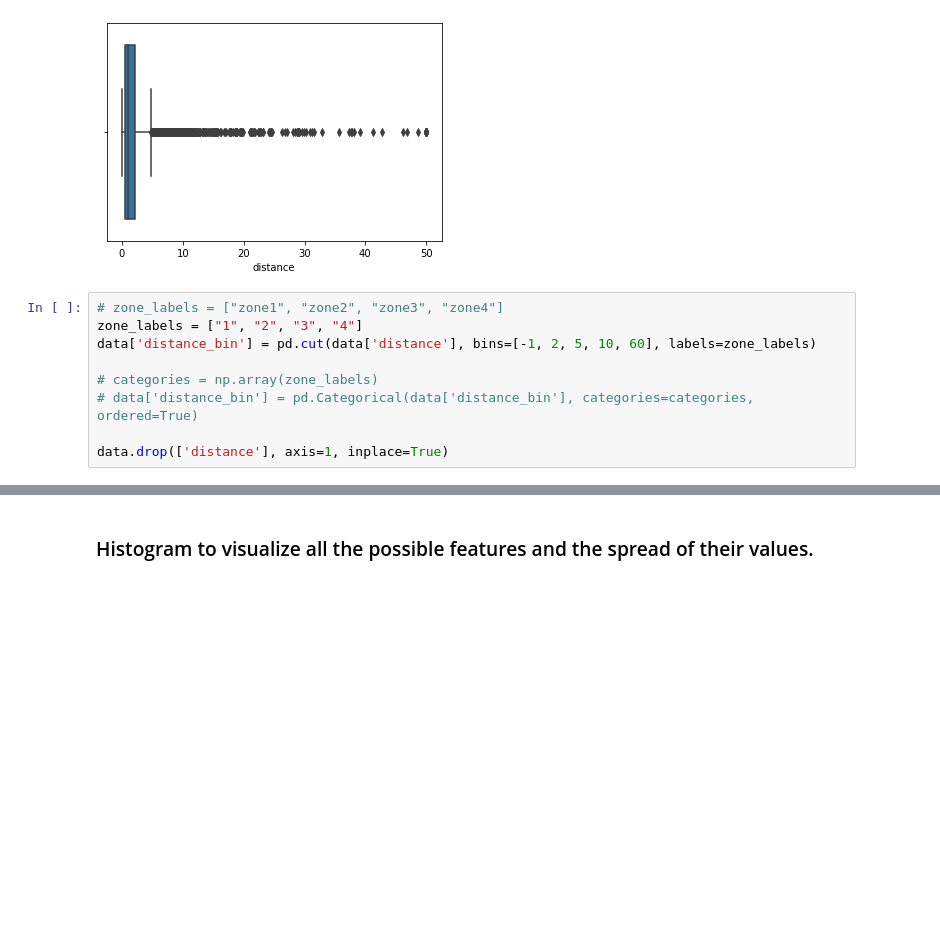
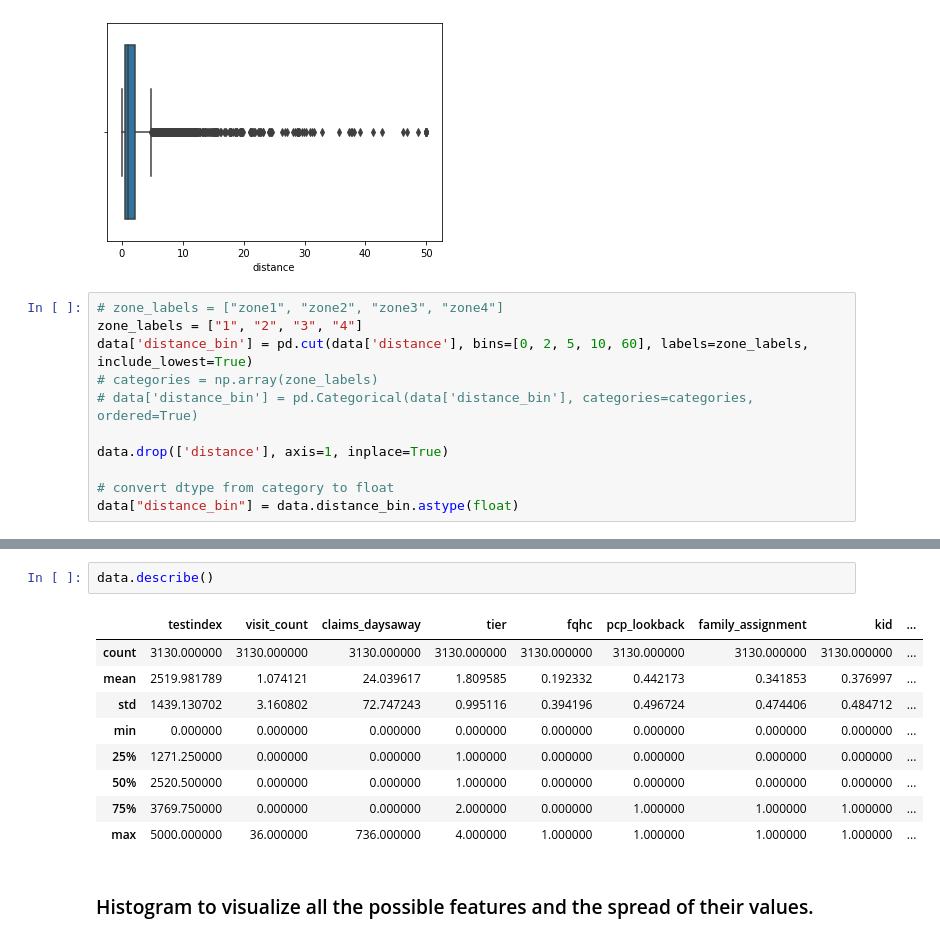
Before and after one commit to Paritosh-Anand/mtech, a Jupyter notebook: dm/assignment_1/pcp_change.ipynb, the cells around one changed output, grey strips where cells are left out. Drawn from its saved outputs; the diff is of its cells as text; blank space fills up the shorter version.

Commit message:
dm assignment; feature engineering

```diff
--- a/dm/assignment_1/pcp_change.ipynb
+++ b/dm/assignment_1/pcp_change.ipynb
@@ -62,9 +70,11 @@ ax = sns.boxplot(x=data.distance)
 # %%
 # zone_labels = ["zone1", "zone2", "zone3", "zone4"]
 zone_labels = ["1", "2", "3", "4"]
-data['distance_bin'] = pd.cut(data['distance'], bins=[-1, 2, 5, 10, 60], labels=zone_labels)
-
+data['distance_bin'] = pd.cut(data['distance'], bins=[0, 2, 5, 10, 60], labels=zone_labels, include_lowest=True)
 # categories = np.array(zone_labels)
 # data['distance_bin'] = pd.Categorical(data['distance_bin'], categories=categories, ordered=True)
 
 data.drop(['distance'], axis=1, inplace=True)
+
+# convert dtype from category to float
+data["distance_bin"] = data.distance_bin.astype(float)
@@ -71,3 +104,15 @@ data.drop(['distance'], axis=1, inplace=True)
+# %%
+data.describe()
+# %% [output]
+|  | testindex | visit_count | claims_daysaway | tier | fqhc | pcp_lookback | family_assignment | kid | ... |
+| count | 3130.000000 | 3130.000000 | 3130.000000 | 3130.000000 | 3130.000000 | 3130.000000 | 3130.000000 | 3130.000000 | ... |
+| mean | 2519.981789 | 1.074121 | 24.039617 | 1.809585 | 0.192332 | 0.442173 | 0.341853 | 0.376997 | ... |
+| std | 1439.130702 | 3.160802 | 72.747243 | 0.995116 | 0.394196 | 0.496724 | 0.474406 | 0.484712 | ... |
+| min | 0.000000 | 0.000000 | 0.000000 | 0.000000 | 0.000000 | 0.000000 | 0.000000 | 0.000000 | ... |
+| 25% | 1271.250000 | 0.000000 | 0.000000 | 1.000000 | 0.000000 | 0.000000 | 0.000000 | 0.000000 | ... |
+| 50% | 2520.500000 | 0.000000 | 0.000000 | 1.000000 | 0.000000 | 0.000000 | 0.000000 | 0.000000 | ... |
+| 75% | 3769.750000 | 0.000000 | 0.000000 | 2.000000 | 0.000000 | 1.000000 | 1.000000 | 1.000000 | ... |
+| max | 5000.000000 | 36.000000 | 736.000000 | 4.000000 | 1.000000 | 1.000000 | 1.000000 | 1.000000 | ... |
 # %% [markdown]
 ### Histogram to visualize all the possible features and the spread of their values.
 # %%
```
Also changed, not shown: parts of 7 cells of this notebook.
